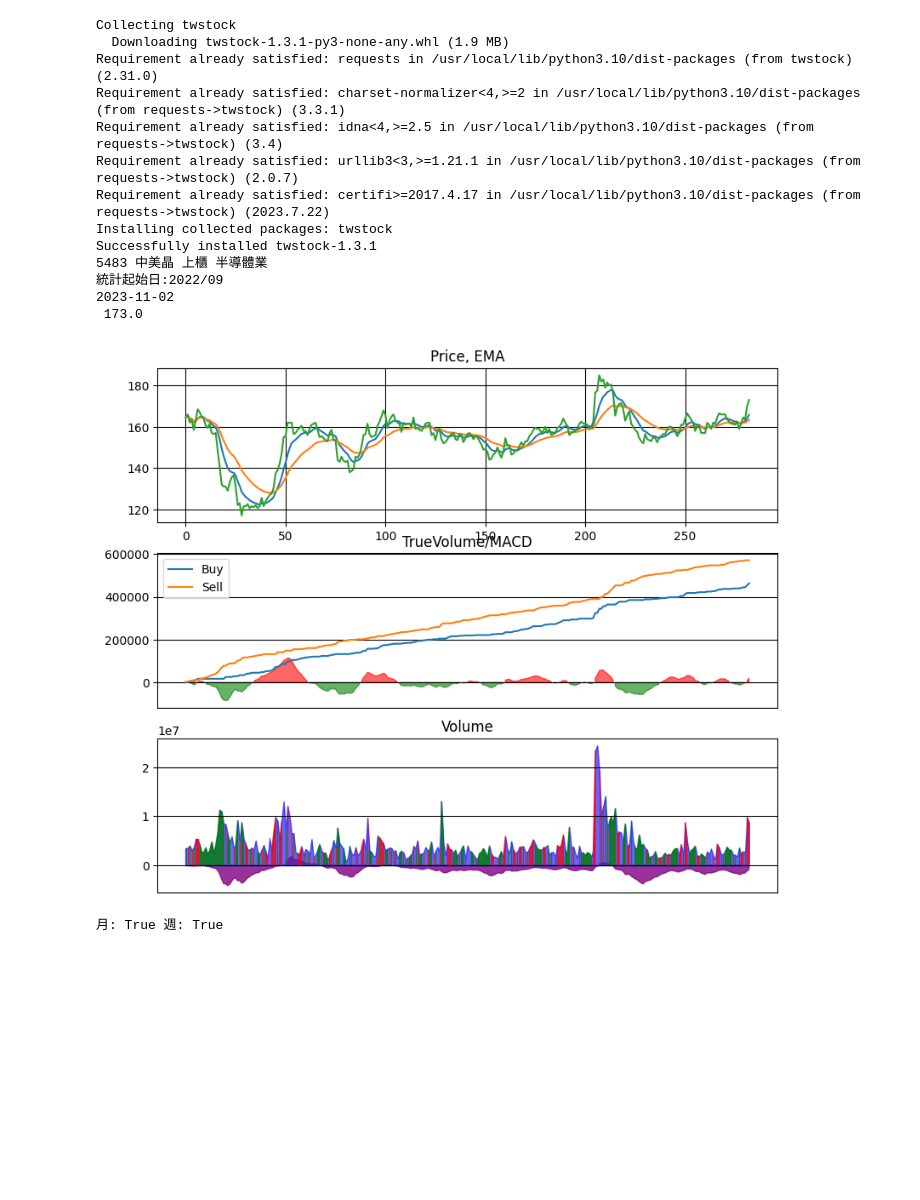
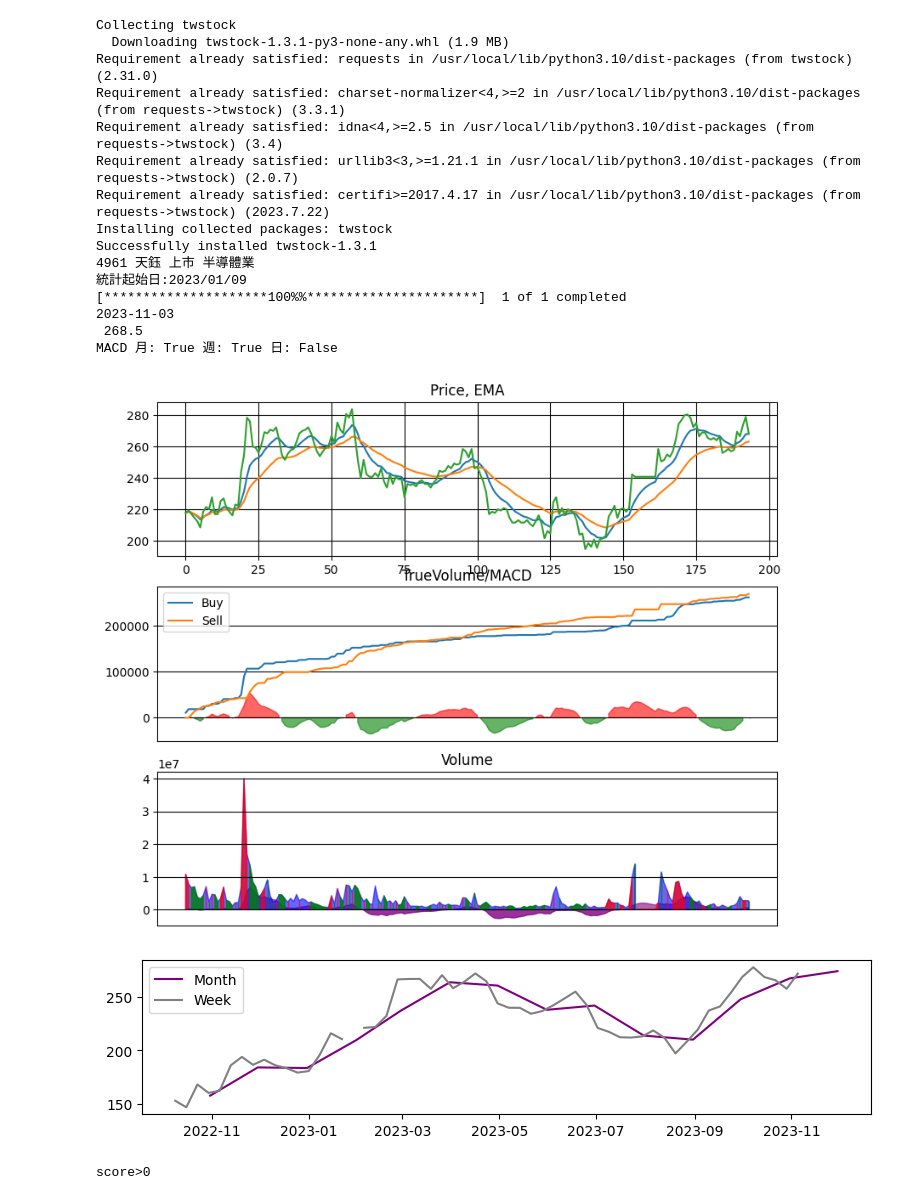
Before and after one commit to tzoung-yu/TrueVolume, a Jupyter notebook: TrueVolume上市上櫃.ipynb, the cells around one changed output. Drawn from its saved outputs; the diff is of its cells as text; code cells hidden in the pictures; blank space fills up the shorter version.

```diff
--- a/TrueVolume上市上櫃.ipynb
+++ b/TrueVolume上市上櫃.ipynb
@@ -16,10 +16,21 @@ import yfinance as yf
 yfonly=0
 
 #股票代號
-stoid='中美晶'
+stoid='天鈺'
+
+thisday = datetime.today()
+day_start = thisday - timedelta(days=400)
+draw_start = thisday - timedelta(days=300)
+#day_start = thisday.replace(month=1, day=1)
 
 def TrueVol(pd):
   df=pd
+  global thisday
+  global draw_start
+  end_date = thisday
+  start_date = draw_start
+  df = df[df['Date'].between(start_date, end_date)]
+  df = df.reset_index(drop=False)
   opp=df['Open']
   clo=df['Close']
   voo=df['Volume']
@@ -140,9 +151,7 @@ def TrueVol(pd):
   plt.gca().xaxis.set_ticks([])
   plt.grid(color='black')
 
-  plt.show()
-
-  df1 = df.set_index('Date')
+  df1 = pd.set_index('Date')
   # 計算月線EMA
   mEma12 = df1['Close'].resample('M').mean().ewm(span=12).mean()
   mEma26 = df1['Close'].resample('M').mean().ewm(span=26).mean()
@@ -162,24 +171,22 @@ def TrueVol(pd):
   WUP=False
   if wHisto.iloc[-1]>0:
     WUP = True
+  DUP=False
+  if histogram.iloc[-1]>0:
+    DUP = True
 
-  print('月:',MUP,'週:',WUP)
+  print('MACD 月:',MUP,'週:',WUP, '日:', DUP)
 
-  '''df = df.set_index("Date")
-  apds = [
-          mpf.make_addplot(ema10,secondary_y=False,color='b'),
-          mpf.make_addplot(ema30,secondary_y=False,color='orange'),
-          mpf.make_addplot(histogram,type='bar',width=0.7,panel=1,
-                         color='c',alpha=1,secondary_y=False),
-         ]
+  if sco[-1]>0:
+    print("score>0")
 
-  color=mpf.make_marketcolors(up='red', down='green', inherit=True)
-  style1=mpf.make_mpf_style(base_mpf_style='default', gridcolor='black', marketcolors=color)
+  mpl.rcParams["figure.figsize"] = (9.4, 2)
+  plt.figure()
+  plt.plot(df1['Close'].resample('M').mean(), color='purple', label='Month')
+  plt.plot(df1['Close'].resample('W').mean(), color='gray', label='Week')
+  plt.legend()
 
-  mpf.plot(df,type='candle',addplot=apds, figscale=1,figratio=(7,4),title='\n'+stoid+'--EMA & MACD',
-                     style=style1,volume=False, panel_ratios=(6,3),returnfig=True)
-
-  plt.show()'''
+  plt.show()
 
 def keep_first_line(text):
     lines = text.splitlines()
@@ -187,10 +194,6 @@ def keep_first_line(text):
         return lines[0]
     else:
         return ""
-
-thisday = datetime.today()
-day_start = thisday - timedelta(days=400)
-#day_start = thisday.replace(month=1, day=1)
 
 if yfonly==0:
   codes = twstock.codes
@@ -206,7 +209,7 @@ if yfonly==0:
 
 # 讀取股價資料
 if(yfonly==0 and nn.market[0]=='上櫃'):
-  print("統計起始日:"+day_start.strftime("%Y/%m"))
+  print("統計起始日:"+draw_start.strftime("%Y/%m"))
   stock = Stock(stoid)
   sto_price = stock.fetch_from(day_start.year, day_start.month)
   sto_attr = ['Date', 'Volume', 'Turnover', 'Open', 'High', 'Low', 'Close', 'Change', 'Transaction']
@@ -214,37 +217,40 @@ if(yfonly==0 and nn.market[0]=='上櫃'):
   data1 = data1.drop(['Turnover', 'Change', 'Transaction'], axis=1)
 
 if(yfonly==0 and nn.market[0]=='上市'):
-  print("統計起始日:"+day_start.strftime("%Y/%m/%d"))
+  print("統計起始日:"+draw_start.strftime("%Y/%m/%d"))
   data1 = yf.download(stoid+'.TW',start=day_start, end=thisday)
   data1 = data1.reset_index(drop=False)
 
 if yfonly==1:
   print(stoid)
   data1 = yf.download(stoid+'.TW',start=day_start, end=thisday)
   data1 = data1.reset_index(drop=False)
 
 df=data1.tail(1)
 tt1=str(df["Date"])
 tt1= keep_first_line(tt1)
 print(tt1[-10:])
 tt1=str(round(df["Close"],2))
 tt1= keep_first_line(tt1)
 print(tt1[6:])
 
 TrueVol(data1)
 # %% [output]
 Collecting twstock
   Downloading twstock-1.3.1-py3-none-any.whl (1.9 MB)
 Requirement already satisfied: requests in /usr/local/lib/python3.10/dist-packages (from twstock) (2.31.0)
 Requirement already satisfied: charset-normalizer<4,>=2 in /usr/local/lib/python3.10/dist-packages (from requests->twstock) (3.3.1)
 Requirement already satisfied: idna<4,>=2.5 in /usr/local/lib/python3.10/dist-packages (from requests->twstock) (3.4)
 Requirement already satisfied: urllib3<3,>=1.21.1 in /usr/local/lib/python3.10/dist-packages (from requests->twstock) (2.0.7)
 Requirement already satisfied: certifi>=2017.4.17 in /usr/local/lib/python3.10/dist-packages (from requests->twstock) (2023.7.22)
 Installing collected packages: twstock
 Successfully installed twstock-1.3.1
-5483 中美晶 上櫃 半導體業
-統計起始日:2022/09
-2023-11-02
- 173.0
+4961 天鈺 上市 半導體業
+統計起始日:2023/01/09
+[*********************100%%**********************]  1 of 1 completed
+2023-11-03
+ 268.5
+MACD 月: True 週: True 日: False
-[figure, old version]
+[figure, new version]
+[figure, added]
-月: True 週: True
+score>0
```
